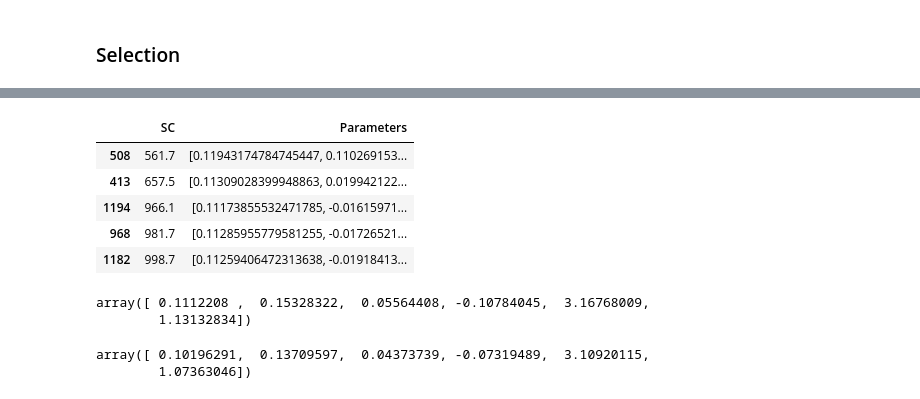
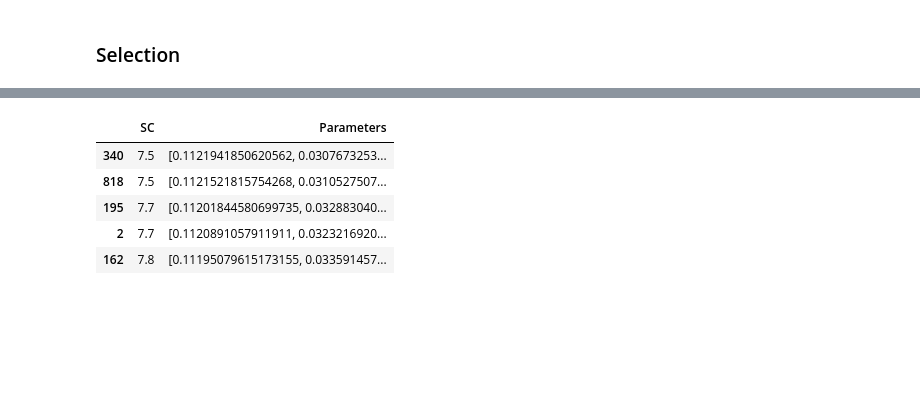
Before and after one commit to araujogab/Genetic-Algorithm, a Jupyter notebook: Svensson - v3.ipynb, the cells around one changed output, grey strips where cells are left out. Cells and saved outputs as stored; diff of their text form; code cells hidden in the pictures; blank space fills up the shorter version.

```diff
--- a/Svensson - v3.ipynb
+++ b/Svensson - v3.ipynb
@@ -56,7 +56,7 @@ def calculate_coupon_days(reference_date, maturity_date):
         next_january = next_january + pd.DateOffset(years=1)
         next_july = next_july + pd.DateOffset(years=1)
 
-    coupon_days = [calculate_days_between_dates(reference_date, coupon_date) for coupon_date in coupon_dates if coupon_date >= reference_date and coupon_date <= maturity_date]
+    coupon_days = [cal.bizdays(reference_date, coupon_date) for coupon_date in coupon_dates if coupon_date >= reference_date and coupon_date <= maturity_date]
     return coupon_days
 
 # Função para calcular os cupons
@@ -122,7 +122,7 @@ var = 0.25           ### variance normal distribution
 
 ### 1 - Initial Values of the results of the estimation of the previous day
 
-ref_date_str = "2023-07-27"
+ref_date_str = "2023-07-26"
 ref_date = datetime.strptime(ref_date_str, "%Y-%m-%d")
 previous_date = cal.offset(ref_date_str,-1)
 previous_parameters = parameters.loc[str(previous_date)][1:]
@@ -199,45 +176,67 @@ df
 # %%
+df = df.loc[ref_date_str]
+
 alpha = 6
 var = 0.25
 pi = 0.35
 ### 40% of the individuals survive
 s = int(0.4 * N)
-
-def cal_coupon(column):
-    coupons = 1000*((1+0.1)**(1/2)-1)/(1+0.1)**(column/252)
-    return coupons
+mty = df['Maturity']
+cp_days = df["Coupons_days"]
+price = df['PU']
+duration = df["Duration"]
 
 def myval(c):
-    nss =(c[0])+(c[1]*((1-np.exp(-df['Maturity']*c[4]))/(df['Maturity']*c[4])))+(c[2]*((((1-np.exp(-df['Maturity']*c[4]))/(df['Maturity']*c[4])))-(np.exp(-df['Maturity']*c[4]))))+(c[3]*((((1-np.exp(-df['Maturity']*c[5]))/(df['Maturity']*c[5])))-(np.exp(-df['Maturity']*c[5]))))
-    df["Calculated_Coupon"] = df["Coupons_days"].apply(cal_coupon)
-    df["Calculated_Coupon"]=df["Calculated_Coupon"].apply(sum_duration)
-    Calculated_price  = 1000 / (1 + nss) ** df['Maturity']+df["Calculated_Coupon"]
-    df['Residual'] = ((df['PU'] - Calculated_price)**2) * (1 / df["Duration"]**0.5)
+    nss = (c[0]) + (c[1] * ((1 - np.exp(-mty * c[4])) / (mty * c[4]))) + (c[2] * ((((1 - np.exp(-mty * c[4])) / (mty * c[4]))) - (np.exp(-mty * c[4])))) + (c[3] * ((((1 - np.exp(-mty * c[5])) / (mty * c[5]))) - (np.exp(-mty * c[5]))))
+    df["Calculated_Coupon"] = 1000 * ((1 + 0.1) ** (1 / 2) - 1) / (1 + nss) ** (cp_days/ 252)
+    df["Calculated_Coupon"] = df["Calculated_Coupon"].apply(sum_duration)
+    Calculated_price = 1000 / (1 + nss) ** mty + df["Calculated_Coupon"]
+    df["Residual"] = ((price - Calculated_price) ** 2) * (1 / duration ** 0.5)
+
     val = np.sum(df['Residual'])
-    return(val)
+    return val
 
-for interation in range(1):
+for interation in range(10):
 
     values = []
 
     for row in individuals:
         val = myval(row)
         values.append((round(val,1), row))
 
-    sol = pd.DataFrame(values, columns=['SC', "Parameters"]).sort_values('SC')
+    sol = pd.DataFrame(values, columns=['SC', "Parameters"])
 
     selection = sol.sort_values('SC')[0:s]
+    next_gen = []
+    e_mutation = []
+    new_individuals = []
+
+    if interation > 1:
+        var = var*1.02
+
+    while len(new_individuals)<N:
+
+        psi = np.random.uniform(0, 1)
+        theta_r = np.concatenate(selection.iloc[(np.random.beta(1,alpha, 1)*s),:]["Parameters"].values)
+        theta_s = np.concatenate(selection.iloc[(np.random.beta(1,alpha, 1)*s),:]["Parameters"].values)
+        next_gen.append(psi*theta_r+(1-psi)*theta_s)
+        e = np.random.normal(0, var, 6)*np.random.choice([0, 1], size=6, p=[1 - pi, pi])
+        e_mutation.append(e)
+        #new_ind = (np.array(next_gen)+np.array(next_gen)*np.array(e_mutation)).flatten()
+        #conditions = [new_ind[0]>0, (new_ind[0]+new_ind[1])>0 , new_ind[4]>0, new_ind[5]>0]
+        #if all(conditions):
+        #new_individuals.append(new_ind.tolist())
+        new_individuals = np.array(next_gen)+np.array(next_gen)*np.array(e_mutation)
+
+    individuals = new_individuals
+
+
 
 selection.head()
 # %% [output]
 |  | SC | Parameters |
-| 508 | 561.7 | [0.11943174784745447, 0.110269153... |
-| 413 | 657.5 | [0.11309028399948863, 0.019942122... |
-| 1194 | 966.1 | [0.11173855532471785, -0.01615971... |
-| 968 | 981.7 | [0.11285955779581255, -0.01726521... |
-| 1182 | 998.7 | [0.11259406472313638, -0.01918413... |
+| 340 | 7.5 | [0.1121941850620562, 0.0307673253... |
+| 818 | 7.5 | [0.1121521815754268, 0.0310527507... |
+| 195 | 7.7 | [0.11201844580699735, 0.032883040... |
+| 2 | 7.7 | [0.1120891057911911, 0.0323216920... |
+| 162 | 7.8 | [0.11195079615173155, 0.033591457... |
-# %%
-selection["Parameters"][0]
-# %% [output]
-array([ 0.1112208 ,  0.15328322,  0.05564408, -0.10784045,  3.16768009,
-        1.13132834])
@@ -267,5 +242,0 @@ array([ 0.1112208 ,  0.15328322,  0.05564408, -0.10784045,  3.16768009,
-# %%
-selection.iloc[0]["Parameters"]
-# %% [output]
-array([ 0.10196291,  0.13709597,  0.04373739, -0.07319489,  3.10920115,
-        1.07363046])
```
Also changed, not shown: parts of 7 cells of this notebook.
